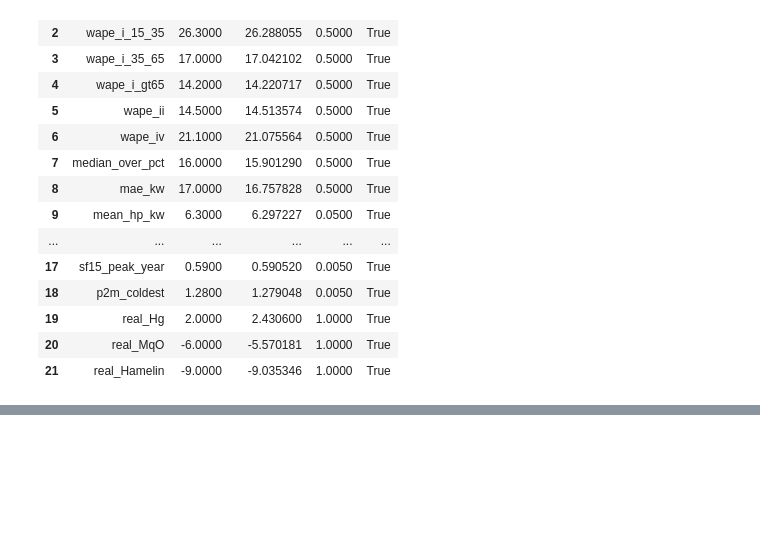
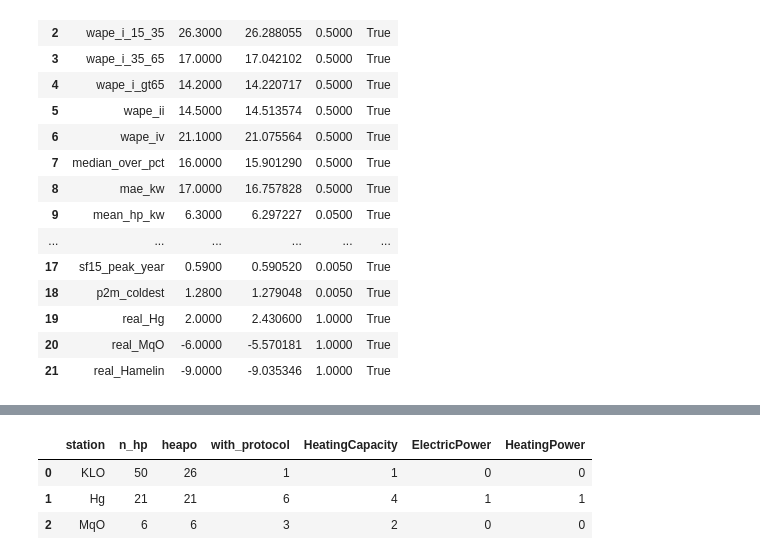
Before and after one commit to agouveia-kul/hp-sensitivity-paper, a Jupyter notebook: planning_use_case.ipynb, the cells around one changed output, grey strips where cells are left out. Cells and saved outputs as stored; diff of their text form; code cells hidden in the pictures; blank space fills up the shorter version.

```diff
--- a/planning_use_case.ipynb
+++ b/planning_use_case.ipynb
@@ -58,0 +100,7 @@ rebuilt design identical to the paper cache: True
+# %%
+display(inv['nameplate']); inv['real']
+# %% [output]
+|  | station | n_hp | heapo | with_protocol | HeatingCapacity | ElectricPower | HeatingPower |
+| 0 | KLO | 50 | 26 | 1 | 1 | 0 | 0 |
+| 1 | Hg | 21 | 21 | 6 | 4 | 1 | 1 |
+| 2 | MqO | 6 | 6 | 3 | 2 | 0 | 0 |
```
Also changed, not shown: parts of 6 cells of this notebook, 5 other files.
